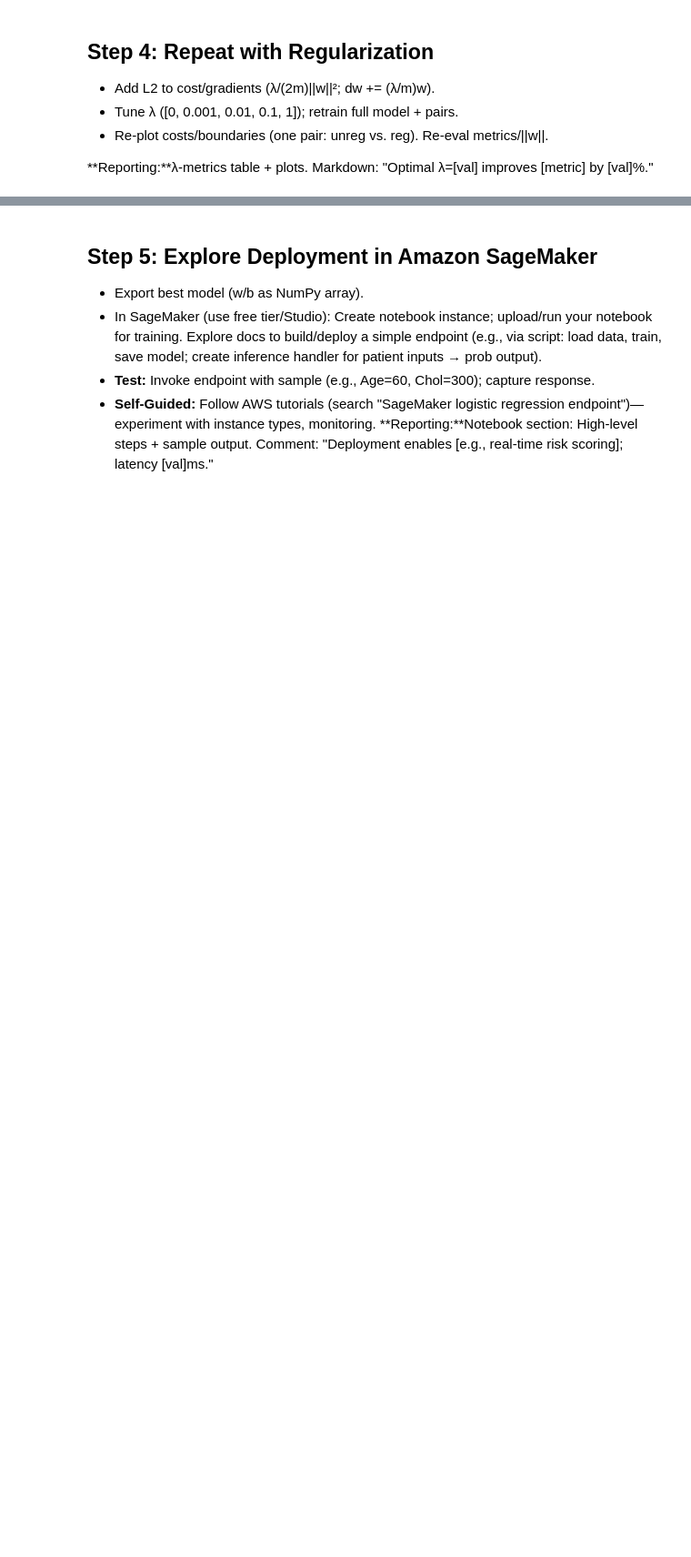
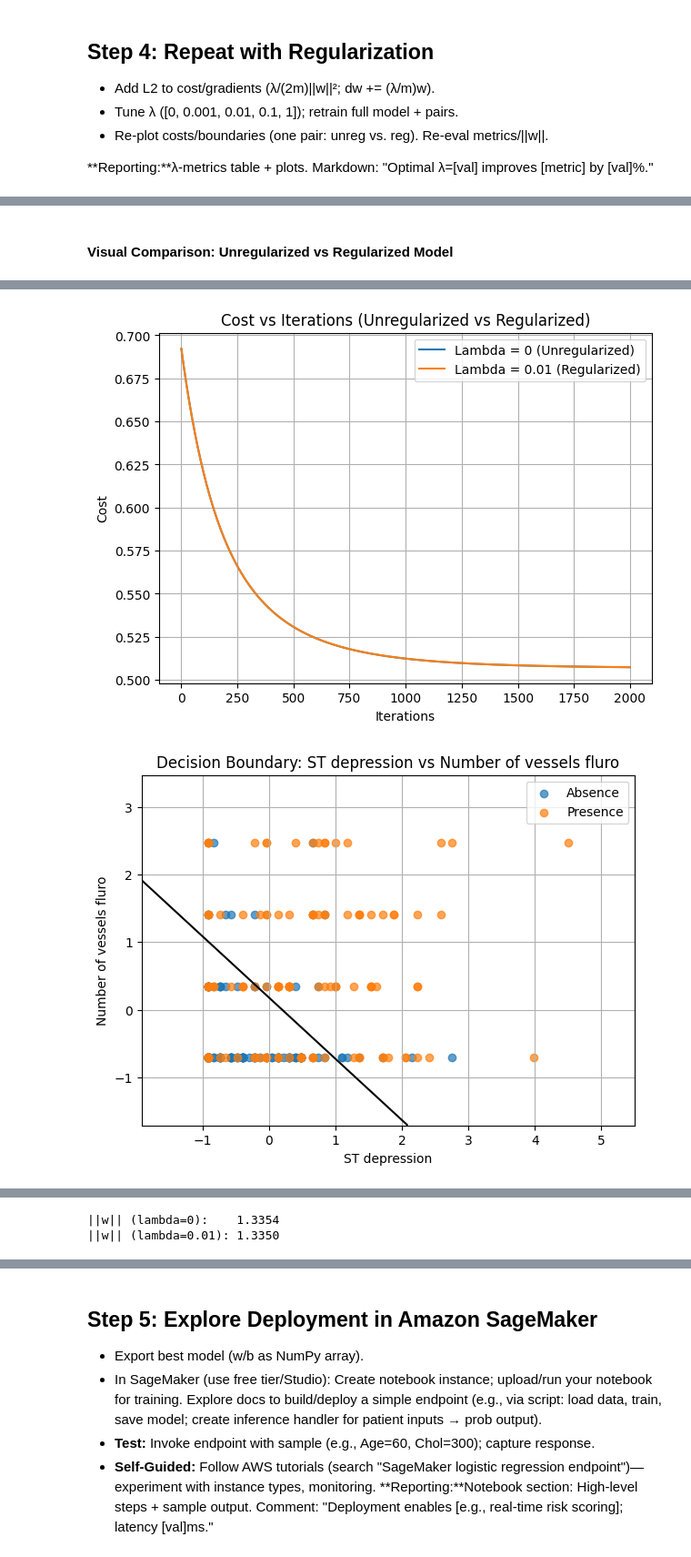
Before and after one commit to JeissonS02/Heart-Disease-Risk-Prediction, a Jupyter notebook: heart_disease_lr_analysis.ipynb, the cells around one changed output, grey strips where cells are left out. Shown at 91% size. Drawn from its saved outputs; the diff is of its cells as text; code cells hidden in the pictures; blank space fills up the shorter version.

```diff
--- a/heart_disease_lr_analysis.ipynb
+++ b/heart_disease_lr_analysis.ipynb
@@ -617,0 +634,19 @@ The decision boundary visualizations demonstrate that feature pairs offer varyin
+# %%
+def compute_cost_reg(X, y, w, b, lambd):
+    m = X.shape[0]
+
+    # Original cost
+    cost = compute_cost(X, y, w, b)
+
+    # L2 regularization term (exclude bias)
+    reg_term = (lambd / (2 * m)) * np.sum(w ** 2)
+
+    return cost + reg_term
+
+w_test = np.zeros(X_train.shape[1])
+b_test = 0
+
+cost_no_reg = compute_cost(X_train, y_train, w_test, b_test)
+cost_reg = compute_cost_reg(X_train, y_train, w_test, b_test, lambd=0.1)
+
+cost_no_reg, cost_reg
@@ -617,0 +849,57 @@ The decision boundary visualizations demonstrate that feature pairs offer varyin
+# %% [markdown]
+#### Visual Comparison: Unregularized vs Regularized Model
+# %%
+pair_features = ['ST depression', 'Number of vessels fluro']
+
+X_pair = data[pair_features].values
+y_pair = data['target'].values
+
+# Z-score normalization (2D)
+X_pair = (X_pair - X_pair.mean(axis=0)) / X_pair.std(axis=0)
+
+
+w0 = np.zeros(2)
+b0 = 0
+
+w0, b0, costs_0 = gradient_descent_reg(
+    X_pair, y_pair,
+    w0, b0,
+    alpha=0.01,
+    num_iters=2000,
+    lambd=0,
+    print_every=500
+)
+
+
+w1 = np.zeros(2)
+b1 = 0
+
+w1, b1, costs_1 = gradient_descent_reg(
+    X_pair, y_pair,
+    w1, b1,
+    alpha=0.01,
+    num_iters=2000,
+    lambd=0.01,
+    print_every=500
+)
+
+plt.figure(figsize=(7,5))
+plt.plot(costs_0, label="Lambda = 0 (Unregularized)")
+plt.plot(costs_1, label="Lambda = 0.01 (Regularized)")
+plt.xlabel("Iterations")
+plt.ylabel("Cost")
+plt.title("Cost vs Iterations (Unregularized vs Regularized)")
+plt.legend()
+plt.grid(True)
+plt.show()
+
+
+# Unregularized boundary
+plot_decision_boundary(X_pair, y_pair, w0, b0, pair_features)
+
+# Regularized boundary
+plot_decision_boundary(X_pair, y_pair, w1, b1, pair_features)
+
+print(f"||w|| (lambda=0):    {np.linalg.norm(w0):.4f}")
+print(f"||w|| (lambda=0.01): {np.linalg.norm(w1):.4f}")
+# %% [output]
@@ -617,0 +921,2 @@ The decision boundary visualizations demonstrate that feature pairs offer varyin
+[figure, added]
+[figure, added]
@@ -617,0 +924,2 @@ The decision boundary visualizations demonstrate that feature pairs offer varyin
+||w|| (lambda=0):    1.3354
+||w|| (lambda=0.01): 1.3350
```
Also changed, not shown: parts of 15 cells of this notebook, 2 other files.
